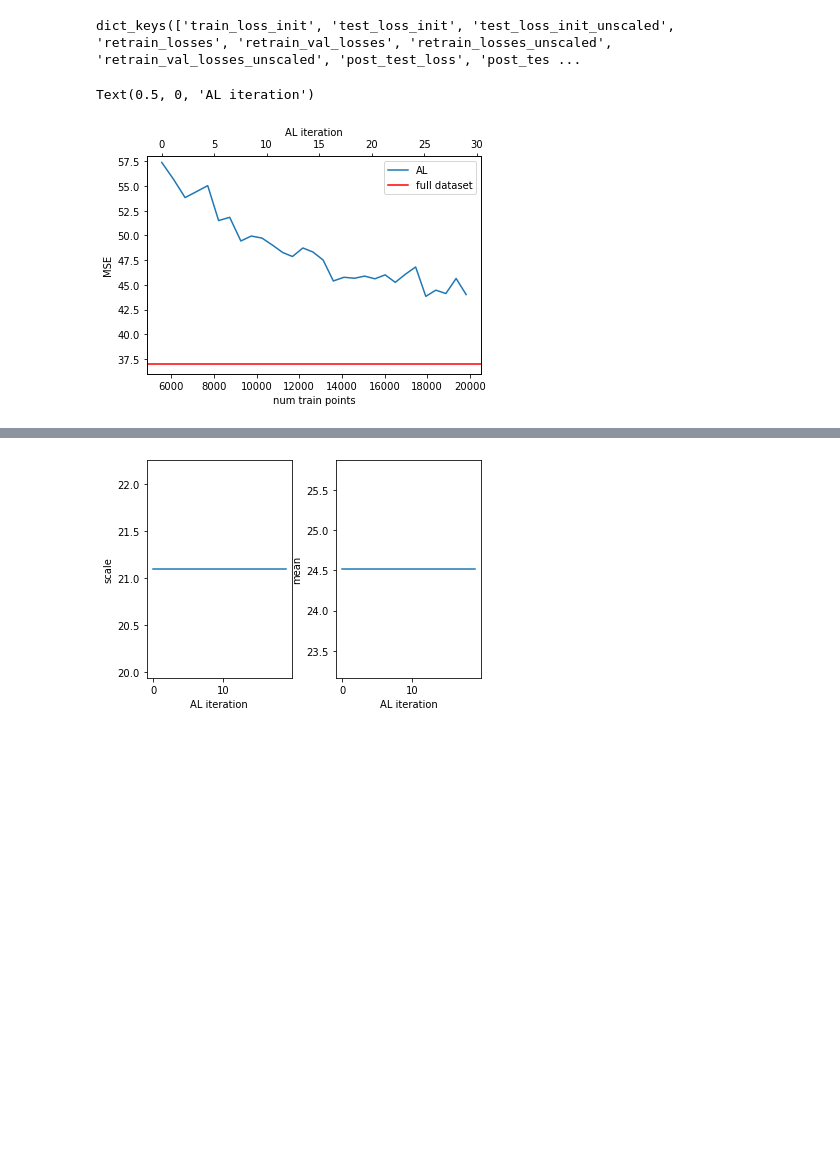
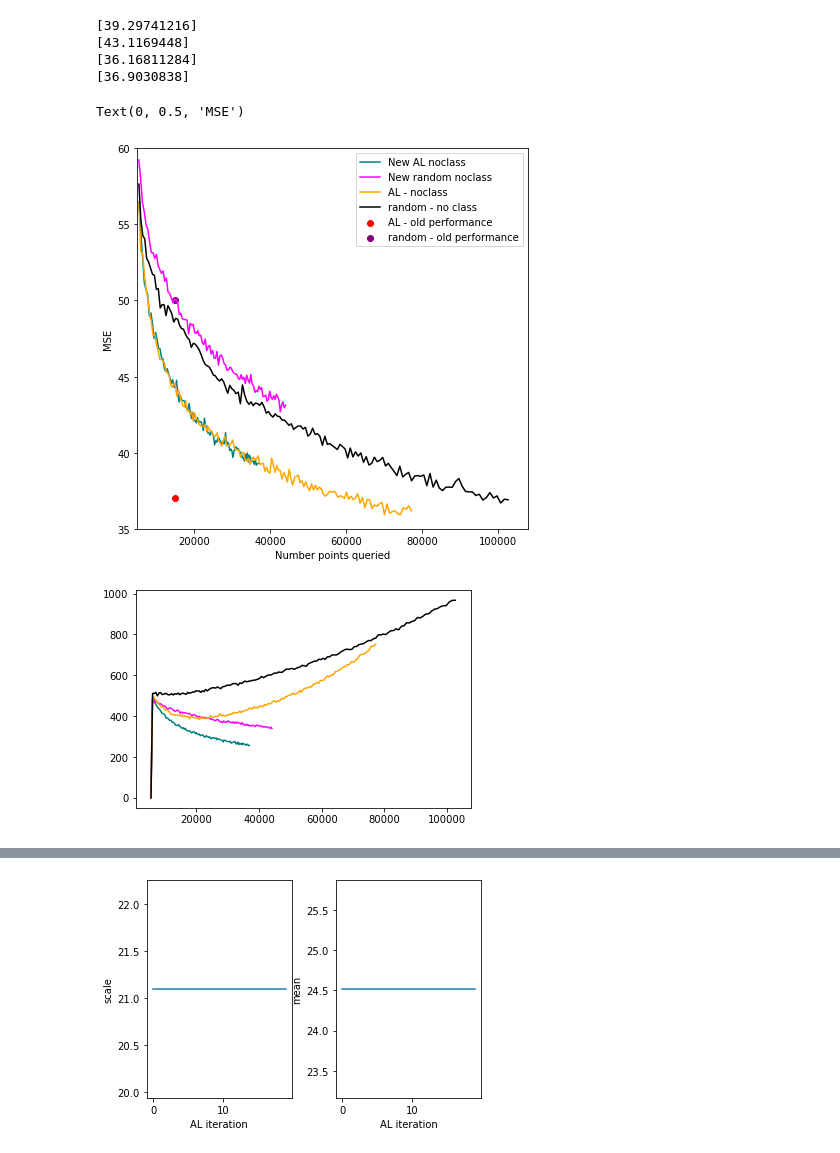
Before and after one commit to zcapjdb/UKAEAGroupProject, a Jupyter notebook: src/notebooks/pipeline_notebooks/outputs.ipynb, the cells around one changed output, grey strips where cells are left out. Drawn from its saved outputs; the diff is of its cells as text; code cells hidden in the pictures; blank space fills up the shorter version.

```diff
--- a/src/notebooks/pipeline_notebooks/outputs.ipynb
+++ b/src/notebooks/pipeline_notebooks/outputs.ipynb
@@ -59,27 +99,42 @@ def get_losses(dic):
 #
-# %%
-dic['out'].keys()
-# %% [output]
-dict_keys(['train_loss_init', 'test_loss_init', 'test_loss_init_unscaled', 'retrain_losses', 'retrain_val_losses', 'retrain_losses_unscaled', 'retrain_val_losses_unscaled', 'post_test_loss', 'post_tes ...
-# %%
-test_mean = dic['out']['post_test_loss_unscaled']
-lab = dic['out']['n_train_points']
-f,ax = plt.subplots(1,1)
-ax.plot(lab, test_mean, label='AL')
-ax.set_xlabel('num train points')
-ax.set_ylabel('MSE')
-ax.axhline(37,label='full dataset', color='red')
-ax.legend()
-
-ax2 = ax.twiny()
-
-
-ax2.plot(range(len(test_mean)),1000000 +np.array(test_mean), color='white')
-ax.set_ylim(36,58)
-ax2.set_ylim(36,58)
-ax2.set_xlabel('AL iteration')
-# %% [output]
-Text(0.5, 0, 'AL iteration')
-[figure, removed]
+# %%
+f, ax = plt.subplots(1,1,figsize=(7,7))
+f1, ax1 = plt.subplots(1,1)
+
+colors = ['teal','magenta','orange','black','red']
+for d,c in zip([name,name_, name_noclass, name_noclass_],colors):
+    out = get_data(d, unscale=True)
+    _,_,test_mean,_,num_train = get_losses(out)
+    ax.plot(num_train, test_mean,color=c)
+    print(test_mean[-1])
+    ax1.plot(num_train, np.append(0,np.diff(num_train)), color=c)
+
+   # ax.plot(range(len(test_mean)), test_mean,color=c)
+#    out_unscaled = get_data(d, True)
+#    _,_,test_mean_unscaled, _= get_losses(out_unscaled)
+#    ax[1].plot(range(len(test_mean)), test_mean_unscaled, color=c)
+xx = np.arange(-10,0,1)
+ax.plot(xx,xx, label='New AL noclass', color='teal')#
+ax.plot(xx,xx, label='New random noclass ', color='magenta')
+ax.plot(xx,xx, label='AL - noclass', color='orange')#
+#ax.plot(xx,xx, label='random - noclass', color='black')
+ax.plot(xx,xx, label='random - no class', color='black')
+ax.scatter([15000],[37],label='AL - old performance',color='red')
+ax.scatter([15000],[50],label='random - old performance',color='purple')
+
+ax.legend()
+
+ax.set_xlim(5000)
+ax.set_ylim(35,60)
+ax.set_xlabel('Number points queried')
+ax.set_ylabel('MSE')
+# %% [output]
+[39.29741216]
+[43.1169448]
+[36.16811284]
+[36.9030838]
+Text(0, 0.5, 'MSE')
+[figure, added]
+[figure, added]
 # %%
 f, ax = plt.subplots(1,1)
```
Also changed, not shown: parts of 5 cells of this notebook, 2 other files.
